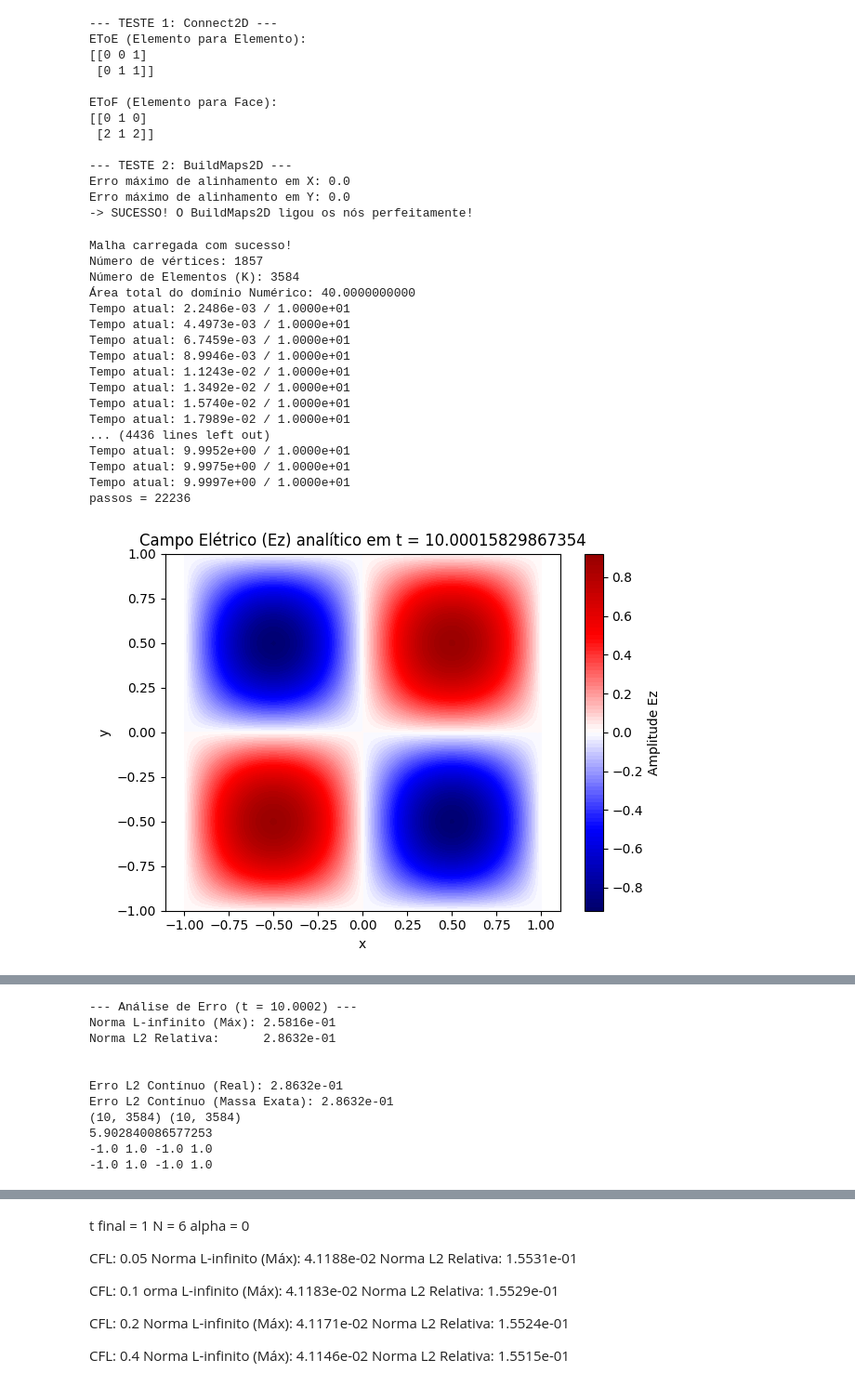
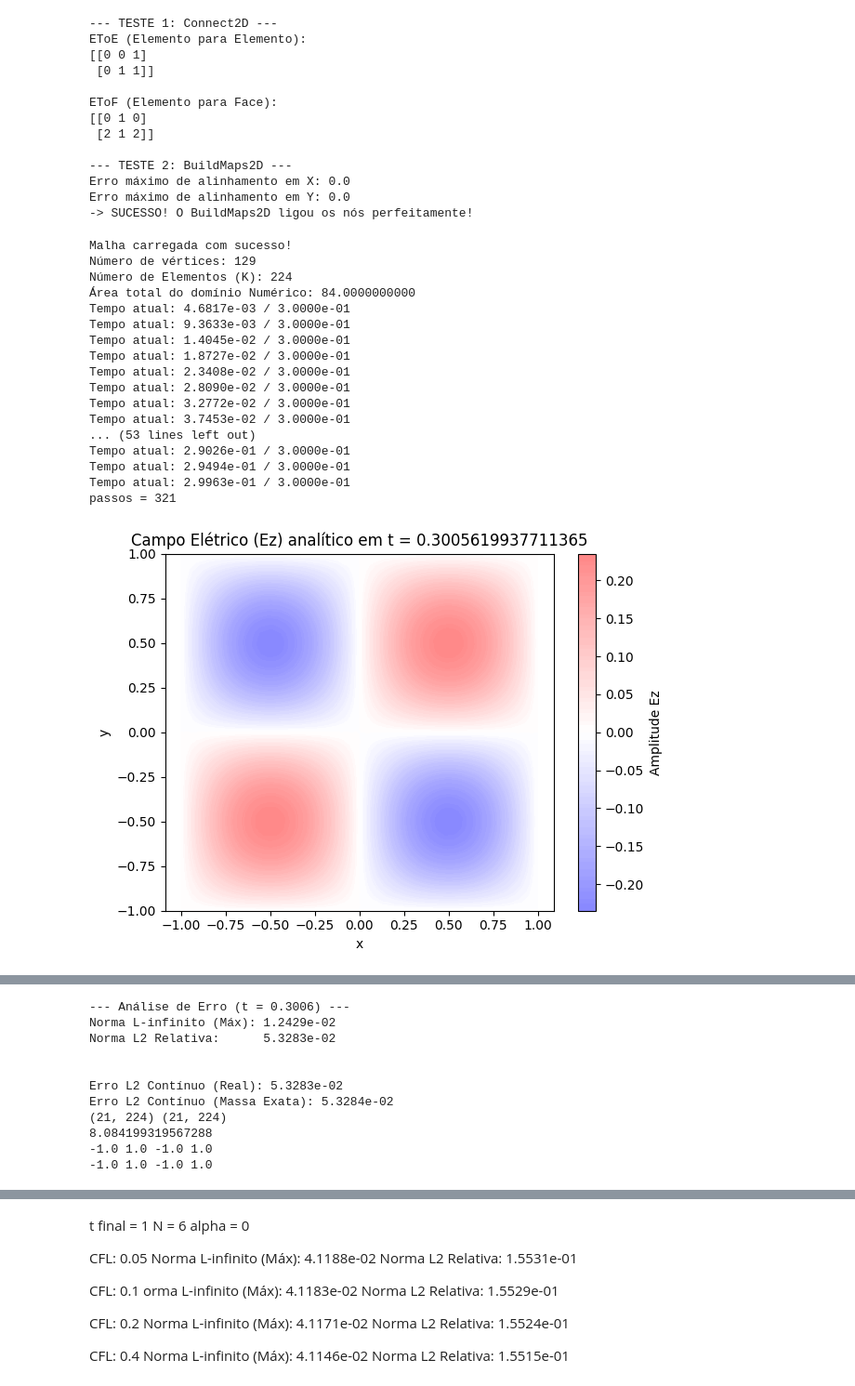
Before and after one commit to andrefsr/DG-FEM, a Jupyter notebook: engine/dg2D/tests.ipynb, the cells around one changed output, grey strips where cells are left out. Shown at 93% size. Drawn from its saved outputs; the diff is of its cells as text; code cells hidden in the pictures.

Commit message:
Teste feito em novas malhas incluindo malhas estruturadas. Diferente leitor de malha usado e o erro continua intacto

```diff
--- a/engine/dg2D/tests.ipynb
+++ b/engine/dg2D/tests.ipynb
@@ -566,9 +566,9 @@ import Maxwell2D as Max
 import mesh_reader as msh
 import matplotlib.pyplot as plt
 
-N =  3
+N =  5
 
-VX, VY, EToV, BCTags = msh.MeshReader2D('cavidade quadrada refinada.msh')
+VX, VY, EToV, BCTags = msh.MeshReader2D('cavidade quadrada.msh')
 
 malha = stp.StartUp2D(N,EToV,VX,VY)
 
@@ -586,7 +586,7 @@ Hx = np.zeros((malha.Np,malha.K), dtype=np.float64)
 Hy = np.zeros((malha.Np,malha.K),dtype= np.float64)
 
 
-FinalTime = 10
+FinalTime = 0.3
 #Hx, Hy, Ez = Max.Maxwell2D(Hx,Hy,Ez,FinalTime,malha)
 Hx, Hy, Ez, pp, t, erro = Max.Maxwell2D(Hx,Hy,Ez,FinalTime,malha)
 
@@ -671,47 +671,47 @@ print(f"Erro L2 Contínuo (Real): {erro_L2_real:.4e}")
 M = np.linalg.inv(malha.V @ malha.V.T)
 
 # 2. O vetor de diferença nodal
 erro_nodal = Ez - Ez_analitico
 
 # 3. Integração Exata de Galerkin para o Numerador (Erro)
 # (M @ erro_nodal) aplica os pesos da matriz de massa.
 # erro_nodal * (...) faz o produto ponto a ponto (e^T * M * e).
 # malha.J faz o escalonamento da área para o triângulo físico.
 integral_erro_sq = np.sum(malha.J * (erro_nodal * (M @ erro_nodal)))
 En = np.sqrt(integral_erro_sq)
 
 # 4. Integração Exata para o Denominador (Analítico)
 integral_analitico_sq = np.sum(malha.J * (Ez_analitico * (M @ Ez_analitico)))
 wt = np.sqrt(integral_analitico_sq)
 
 # 5. Erro Relativo Final
 erro_L2_real = En / wt
 
 print(f"Erro L2 Contínuo (Massa Exata): {erro_L2_real:.4e}")
 
 
 print(Ez_analitico.shape,Ez.shape)
 
 print(np.linalg.cond(malha.V))
 
 print(np.min(malha.x),np.max(malha.x),np.min(malha.y),np.max(malha.y))
 print(np.min(malha.nx),np.max(malha.nx),np.min(malha.ny),np.max(malha.ny))
 # %% [output]
 Malha carregada com sucesso!
-Número de vértices: 1857
-Número de Elementos (K): 3584
-Área total do domínio Numérico: 40.0000000000
-Tempo atual: 2.2486e-03 / 1.0000e+01
-Tempo atual: 4.4973e-03 / 1.0000e+01
-Tempo atual: 6.7459e-03 / 1.0000e+01
-Tempo atual: 8.9946e-03 / 1.0000e+01
-Tempo atual: 1.1243e-02 / 1.0000e+01
-Tempo atual: 1.3492e-02 / 1.0000e+01
-Tempo atual: 1.5740e-02 / 1.0000e+01
-Tempo atual: 1.7989e-02 / 1.0000e+01
-... (4436 lines left out)
-Tempo atual: 9.9952e+00 / 1.0000e+01
-Tempo atual: 9.9975e+00 / 1.0000e+01
-Tempo atual: 9.9997e+00 / 1.0000e+01
-passos = 22236
+Número de vértices: 129
+Número de Elementos (K): 224
+Área total do domínio Numérico: 84.0000000000
+Tempo atual: 4.6817e-03 / 3.0000e-01
+Tempo atual: 9.3633e-03 / 3.0000e-01
+Tempo atual: 1.4045e-02 / 3.0000e-01
+Tempo atual: 1.8727e-02 / 3.0000e-01
+Tempo atual: 2.3408e-02 / 3.0000e-01
+Tempo atual: 2.8090e-02 / 3.0000e-01
+Tempo atual: 3.2772e-02 / 3.0000e-01
+Tempo atual: 3.7453e-02 / 3.0000e-01
+... (53 lines left out)
+Tempo atual: 2.9026e-01 / 3.0000e-01
+Tempo atual: 2.9494e-01 / 3.0000e-01
+Tempo atual: 2.9963e-01 / 3.0000e-01
+passos = 321
-[figure, old version]
+[figure, new version]
@@ -719,12 +719,12 @@ passos = 22236
---- Análise de Erro (t = 10.0002) ---
-Norma L-infinito (Máx): 2.5816e-01
-Norma L2 Relativa:      2.8632e-01
+--- Análise de Erro (t = 0.3006) ---
+Norma L-infinito (Máx): 1.2429e-02
+Norma L2 Relativa:      5.3283e-02
 
 
-Erro L2 Contínuo (Real): 2.8632e-01
-Erro L2 Contínuo (Massa Exata): 2.8632e-01
-(10, 3584) (10, 3584)
-5.902840086577253
+Erro L2 Contínuo (Real): 5.3283e-02
+Erro L2 Contínuo (Massa Exata): 5.3284e-02
+(21, 224) (21, 224)
+8.084199319567288
 -1.0 1.0 -1.0 1.0
 -1.0 1.0 -1.0 1.0
 # %%
```
Also changed, not shown: parts of 4 cells of this notebook, 6 other files.
